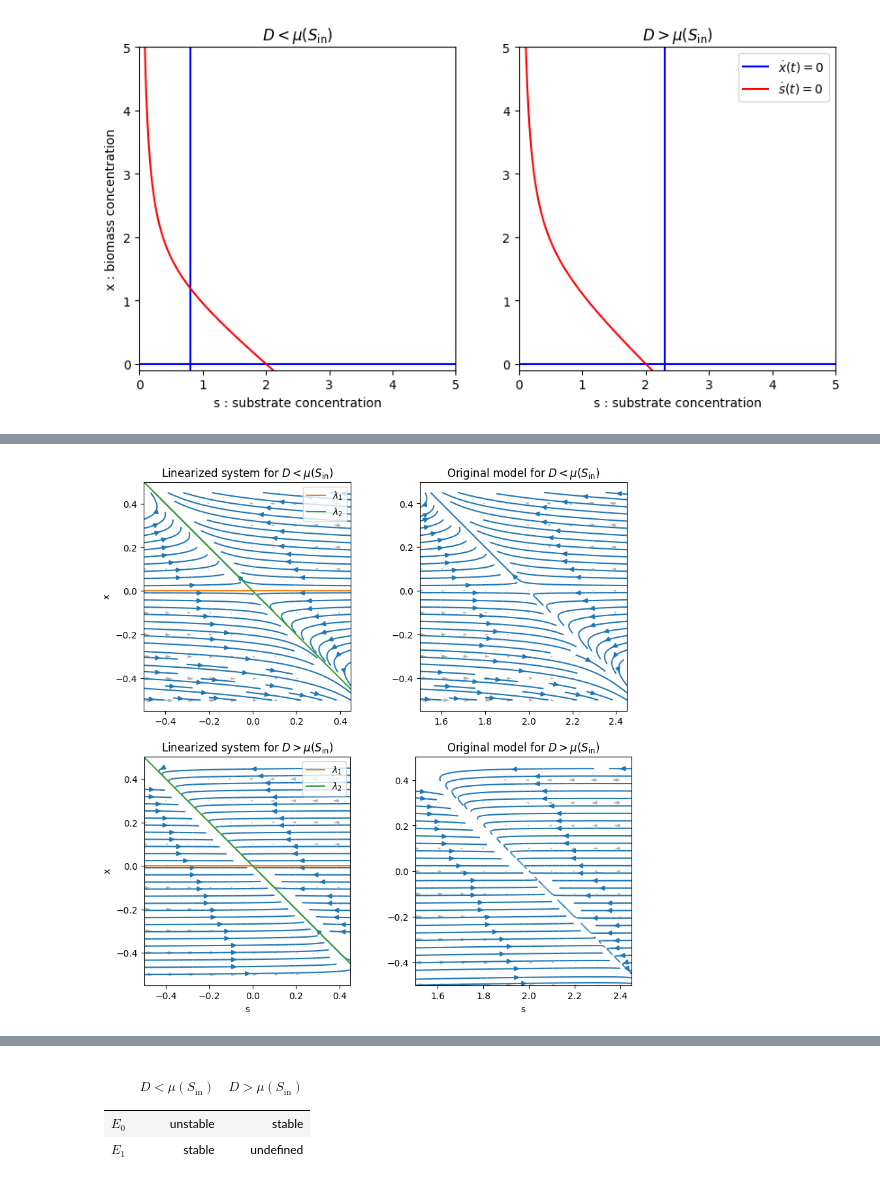
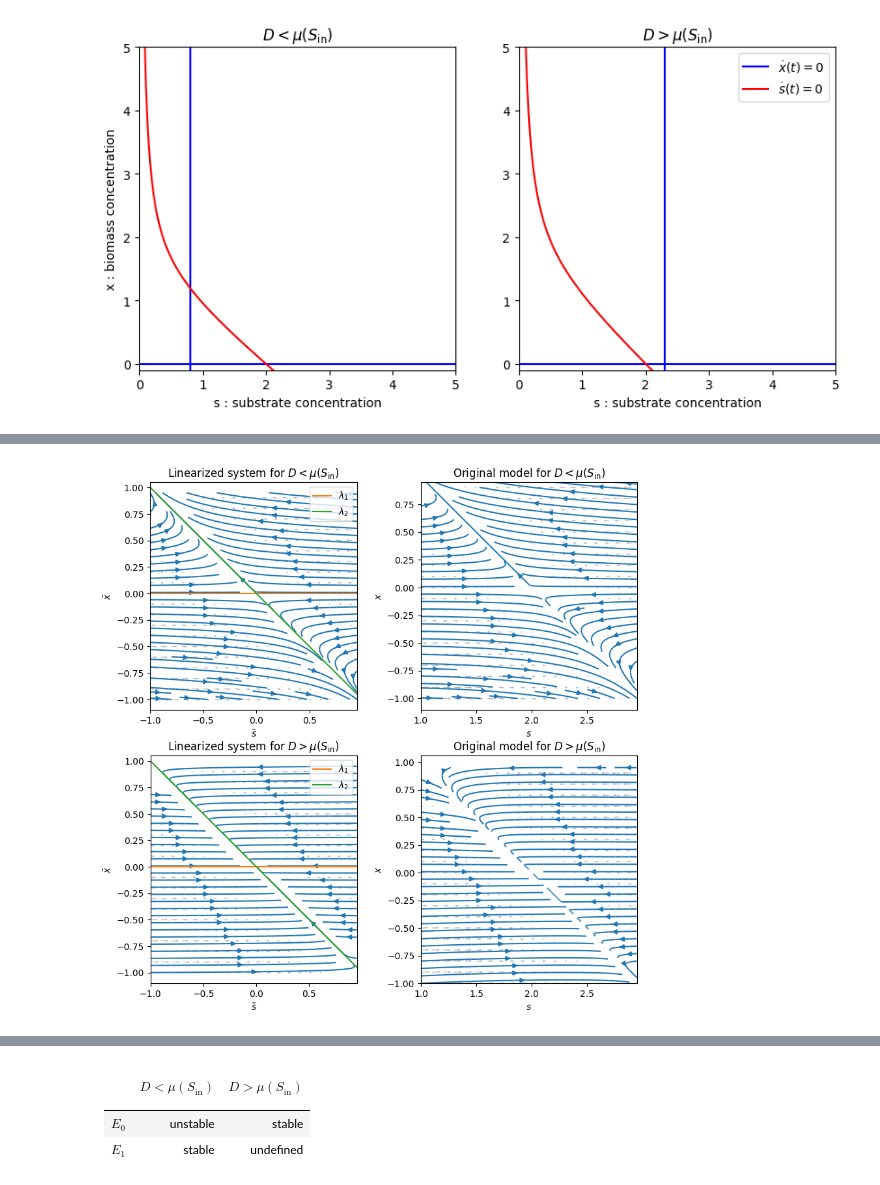
Before and after one commit to rand-asswad/chemostat-models, a Jupyter notebook: notebooks/growth_single_minimal.ipynb, the cells around one changed output, grey strips where cells are left out. Drawn from its saved outputs; the diff is of its cells as text; code cells hidden in the pictures.

```diff
--- a/notebooks/growth_single_minimal.ipynb
+++ b/notebooks/growth_single_minimal.ipynb
@@ -254,41 +340,43 @@ $$\chi_\lambda=\det(A-\lambda Id)
 # %%
 f = growth_rate
 pt = [params['Sin'], 0]
-slim = pt[0] - 0.5, pt[0] + 0.5
-xlim = pt[1] - 0.5, pt[1] + 0.5
+size = 1
+slim = pt[0] - size, pt[0] + size
+xlim = pt[1] - size, pt[1] + size
 plot_params = dict(mesh=0.1, step=0.05, dF_params=params, scale=20, density=1, alpha=0.3)
 
 def A(s, x, D=1.0, Sin=2.0, μmax=1.0, ks=0.2):
     μ = mu(Sin, μmax=μmax, ks=ks)
     ds = -D*s -μ*x
     dx = (μ-D)*x
     return ds, dx
 
 fig, ax = plt.subplots(2, 2)
 
 params.update(D=0.8)
-phase_portrait((-0.5,0.5),(-0.5,0.5), A, ax=ax[0,0], **plot_params)
+phase_portrait((-size,size),(-size,size), A, ax=ax[0,0], **plot_params)
 plot_eigenspaces([1,0], [1,-1], ax=ax[0,0])
 phase_portrait(slim, xlim, f, ax=ax[0,1], **plot_params)
 
 params.update(D=0.92)
-phase_portrait((-0.5,0.5),(-0.5,0.5), A, ax=ax[1,0], **plot_params)
+phase_portrait((-size,size),(-size,size), A, ax=ax[1,0], **plot_params)
 plot_eigenspaces([1,0], [1,-1], ax=ax[1,0])
 phase_portrait(slim, xlim, f, ax=ax[1,1], **plot_params)
 
 label = '{} for $D{}\\mu(S_\\mathrm{{in}})$'
 ax[0,0].set_title(label.format('Linearized system','<'))
 ax[0,1].set_title(label.format('Original model','<'))
 ax[1,0].set_title(label.format('Linearized system','>'))
 ax[1,1].set_title(label.format('Original model','>'))
 for i in [0,1]:
     ax[i,0].legend()
-    ax[i,0].set_ylabel('x')
-    ax[1,i].set_xlabel('s')
-
+    ax[i,0].set_xlabel('$\\tilde{s}$')
+    ax[i,0].set_ylabel('$\\tilde{x}$')
+    ax[i,1].set_xlabel('$s$')
+    ax[i,1].set_ylabel('$x$')
 plt.show()
 # %% [output]
-[figure, old version]
+[figure, new version]
 # %% [markdown]
 #### System around $E_1$
 
```
Also changed, not shown: parts of 10 cells of this notebook, 1 other file.
